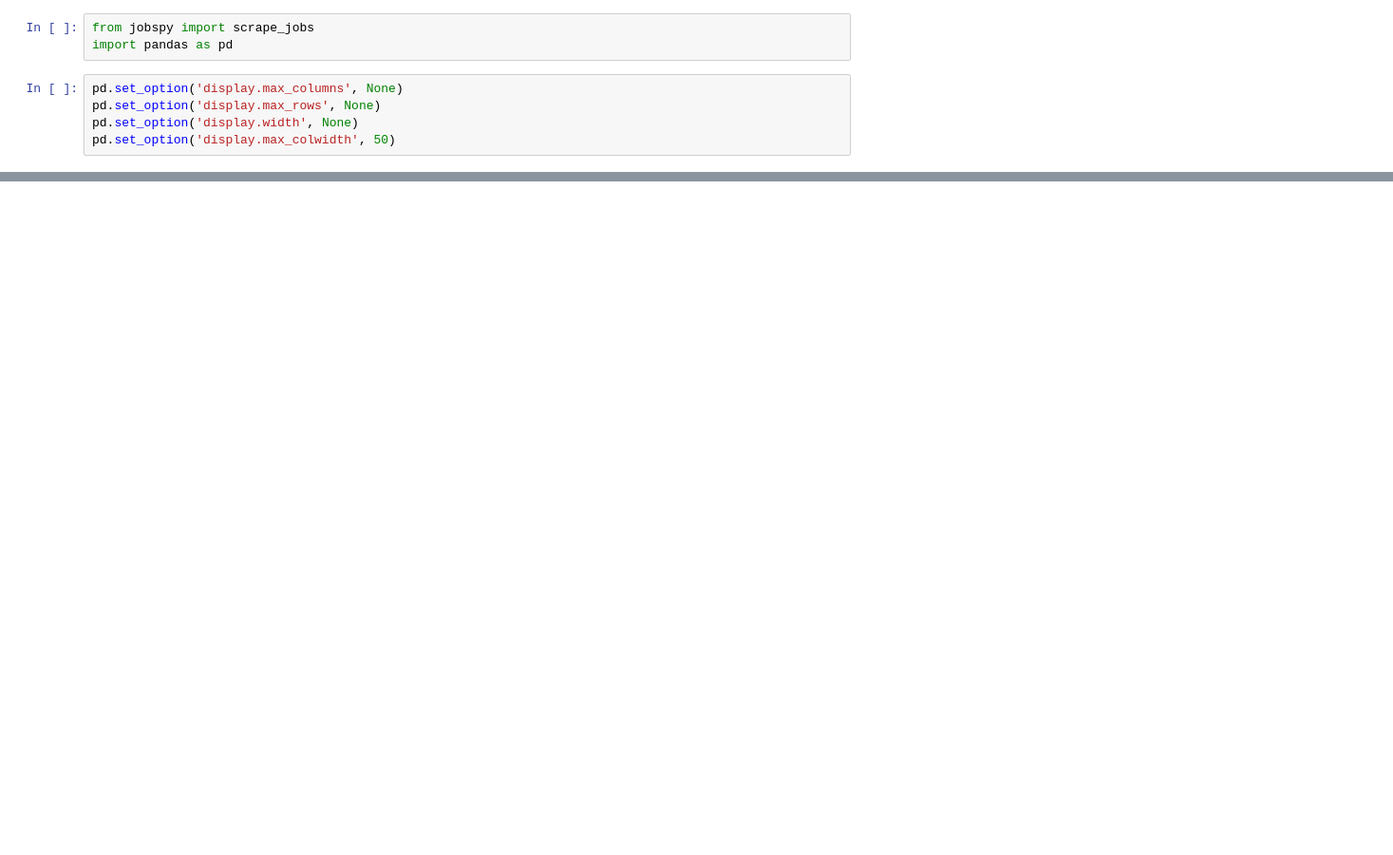
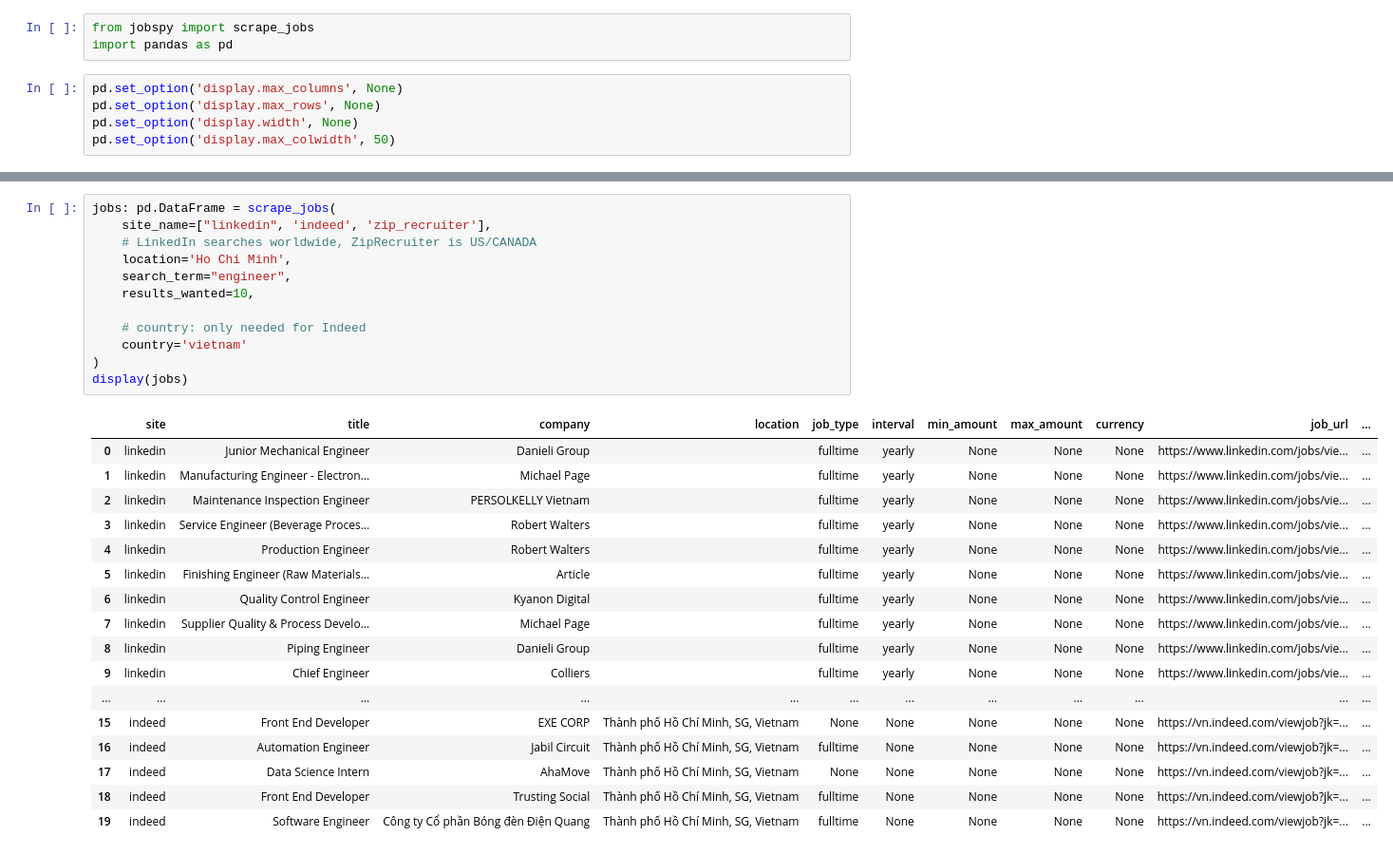
Before and after one commit to Bunsly/JobSpy, a Jupyter notebook: JobSpy_Demo.ipynb, the cells around one changed output, grey strips where cells are left out. Shown at 95% size. Drawn from its saved outputs; the diff is of its cells as text; blank space fills up the shorter version.

```diff
--- a/JobSpy_Demo.ipynb
+++ b/JobSpy_Demo.ipynb
@@ -32,0 +35,30 @@ scrape_jobs(
+# %%
+jobs: pd.DataFrame = scrape_jobs(
+    site_name=["linkedin", 'indeed', 'zip_recruiter'],
+    # LinkedIn searches worldwide, ZipRecruiter is US/CANADA
+    location='Ho Chi Minh',
+    search_term="engineer",
+    results_wanted=10,
+
+    # country: only needed for Indeed
+    country='vietnam'
+)
+display(jobs)
+# %% [output]
+|  | site | title | company | location | job_type | interval | min_amount | max_amount | currency | job_url | ... |
+| 0 | linkedin | Junior Mechanical Engineer | Danieli Group |  | fulltime | yearly | None | None | None | https://www.linkedin.com/jobs/vie... | ... |
+| 1 | linkedin | Manufacturing Engineer - Electron... | Michael Page |  | fulltime | yearly | None | None | None | https://www.linkedin.com/jobs/vie... | ... |
+| 2 | linkedin | Maintenance Inspection Engineer | PERSOLKELLY Vietnam |  | fulltime | yearly | None | None | None | https://www.linkedin.com/jobs/vie... | ... |
+| 3 | linkedin | Service Engineer (Beverage Proces... | Robert Walters |  | fulltime | yearly | None | None | None | https://www.linkedin.com/jobs/vie... | ... |
+| 4 | linkedin | Production Engineer | Robert Walters |  | fulltime | yearly | None | None | None | https://www.linkedin.com/jobs/vie... | ... |
+| 5 | linkedin | Finishing Engineer (Raw Materials... | Article |  | fulltime | yearly | None | None | None | https://www.linkedin.com/jobs/vie... | ... |
+| 6 | linkedin | Quality Control Engineer | Kyanon Digital |  | fulltime | yearly | None | None | None | https://www.linkedin.com/jobs/vie... | ... |
+| 7 | linkedin | Supplier Quality & Process Develo... | Michael Page |  | fulltime | yearly | None | None | None | https://www.linkedin.com/jobs/vie... | ... |
+| 8 | linkedin | Piping Engineer | Danieli Group |  | fulltime | yearly | None | None | None | https://www.linkedin.com/jobs/vie... | ... |
+| 9 | linkedin | Chief Engineer | Colliers |  | fulltime | yearly | None | None | None | https://www.linkedin.com/jobs/vie... | ... |
+| ... | ... | ... | ... | ... | ... | ... | ... | ... | ... | ... | ... |
+| 15 | indeed | Front End Developer | EXE CORP | Thành phố Hồ Chí Minh, SG, Vietnam | None | None | None | None | None | https://vn.indeed.com/viewjob?jk=... | ... |
+| 16 | indeed | Automation Engineer | Jabil Circuit | Thành phố Hồ Chí Minh, SG, Vietnam | fulltime | None | None | None | None | https://vn.indeed.com/viewjob?jk=... | ... |
+| 17 | indeed | Data Science Intern | AhaMove | Thành phố Hồ Chí Minh, SG, Vietnam | None | None | None | None | None | https://vn.indeed.com/viewjob?jk=... | ... |
+| 18 | indeed | Front End Developer | Trusting Social | Thành phố Hồ Chí Minh, SG, Vietnam | fulltime | None | None | None | None | https://vn.indeed.com/viewjob?jk=... | ... |
+| 19 | indeed | Software Engineer | Công ty Cổ phần Bóng đèn Điện Quang | Thành phố Hồ Chí Minh, SG, Vietnam | fulltime | None | None | None | None | https://vn.indeed.com/viewjob?jk=... | ... |
```
Also changed, not shown: parts of 2 cells of this notebook, 8 other files.
